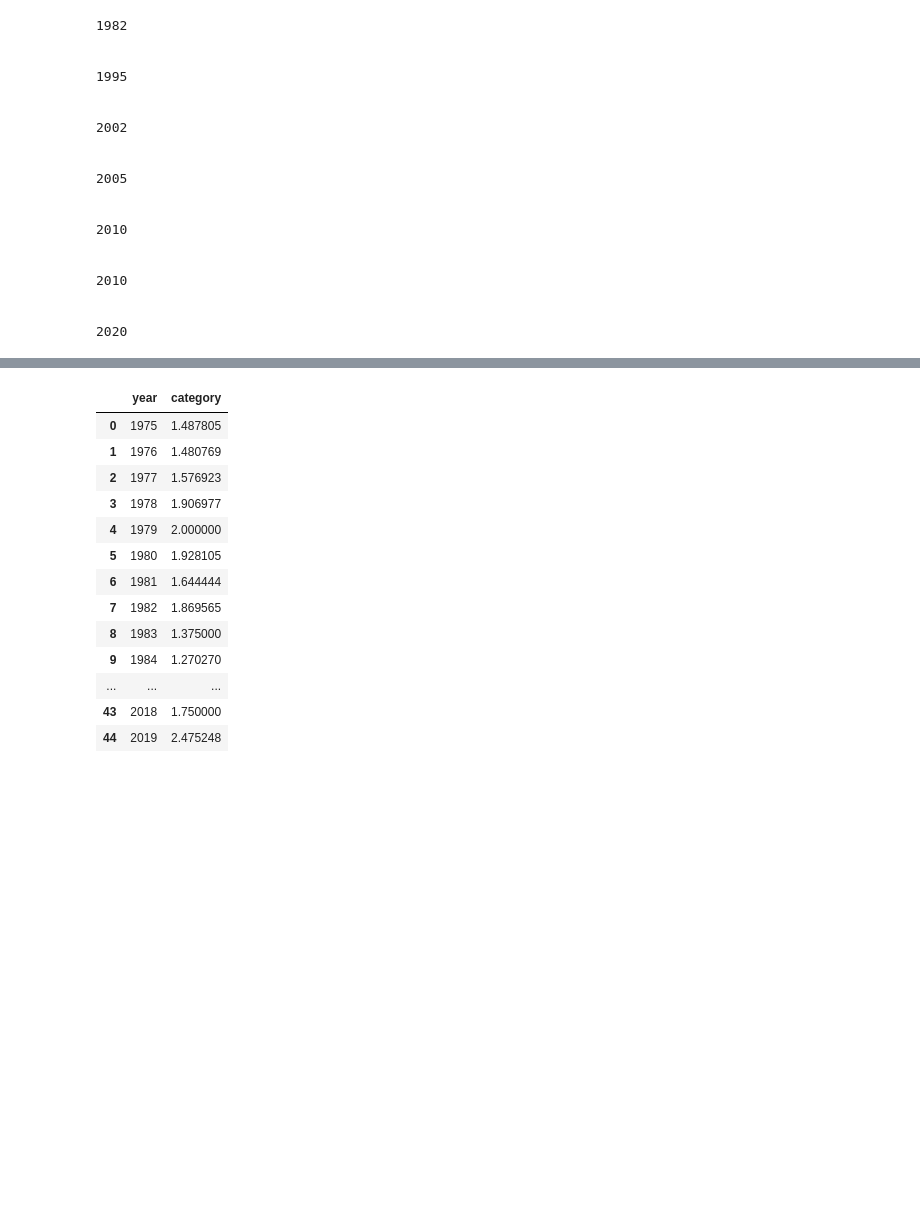
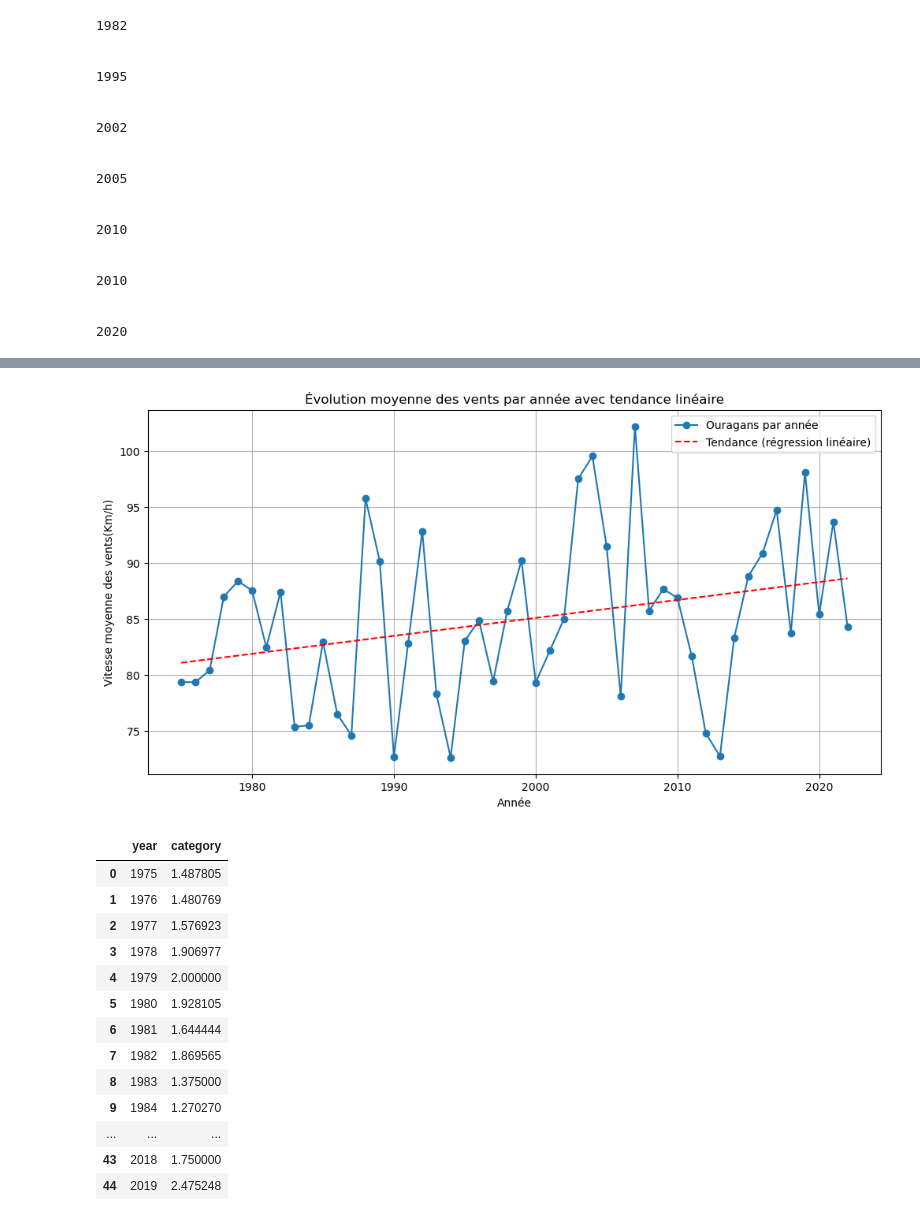
Before and after one commit to andersontess/Projet-Bio-Info, a Jupyter notebook: tess_mitopke_ruffine_kone_2.ipynb, the cells around one changed output, grey strips where cells are left out. Cells and saved outputs as stored; diff of their text form; code cells hidden in the pictures; blank space fills up the shorter version.

```diff
--- a/tess_mitopke_ruffine_kone_2.ipynb
+++ b/tess_mitopke_ruffine_kone_2.ipynb
@@ -290,34 +364,38 @@ mean_of_min_wind_per_year
 # %%
 
-def affichage_moy_vents(name):
-    # Conversion des données en tableau numpy
-    xMax = mean_of_max_wind_per_year['year']  # Années
-    yMax = mean_of_max_wind_per_year['wind']  # Vent
+def affichage_moy_vents(df):
+    #conversion des données en tableaux numpy
+    x = mean_of_wind_per_year['year']  # Années
+    y = mean_of_wind_per_year['wind']        # Vent
 
-    # ajustement d'une régression linéaire (droite de tendance)
-    coeffs = np.polyfit(xMax, yMax, 1)  # Degré 1 = droite
+    #ajustement d'une régression linéaire (droite de tendance)
+    coeffs = np.polyfit(x, y, 1)  # Degré 1 = droite
     linear_trend = np.poly1d(coeffs)  # Crée une fonction polynomiale
 
-    # générer les valeurs prédites pour tracer la droite
-    x_smooth = np.linspace(xMax.min(), xMax.max(), 300)  # Lissage
+    #générer les valeurs prédites pour tracer la droite
+    x_smooth = np.linspace(x.min(), x.max(), 300)  # Lissage
     y_smooth = linear_trend(x_smooth)
 
-    # tracé du graphique
+    #tracé du graphique
     plt.figure(figsize=(12, 6))
-    plt.plot(xMax, yMax, marker='o', linestyle='-', label="Ouragans par année")
+    plt.plot(x, y, marker='o', linestyle='-', label="Ouragans par année")
 
 
     plt.plot(x_smooth, y_smooth, color='red', linestyle='--', label="Tendance (régression linéaire)")
 
 
     plt.xlabel("Année")
     plt.ylabel("Vitesse moyenne des vents(Km/h)")
     plt.legend()
-    plt.title("Évolution moyenne des vents maximums par année avec tendance linéaire")
+    plt.title("Évolution moyenne des vents par année avec tendance linéaire")
     plt.grid(True)
 
     # Affichage du graphique
     plt.show()
+
+affichage_moy_vents(mean_of_wind_per_year)
+# %% [output]
+[figure, added]
 # %%
 #La fonction pour afficher l'évolution de la catégorie des ouragans
 ##Pour chaque année, on calcule la moyenne de la catégorie des ouragans
```
Also changed, not shown: parts of 30 cells of this notebook.
